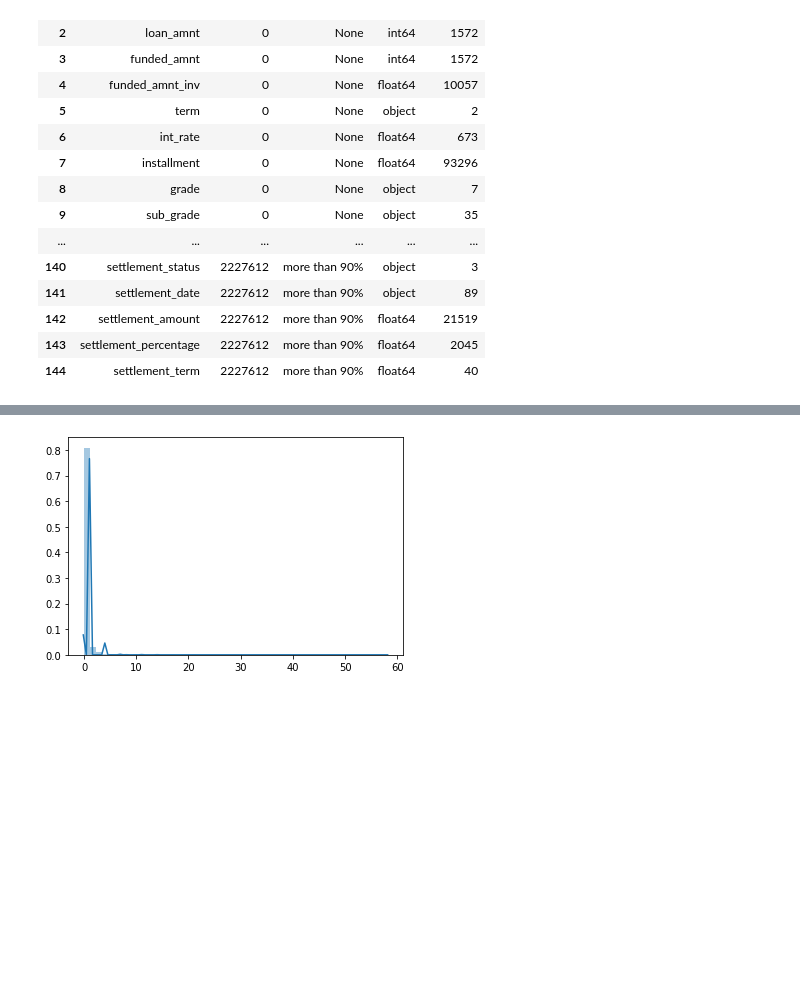
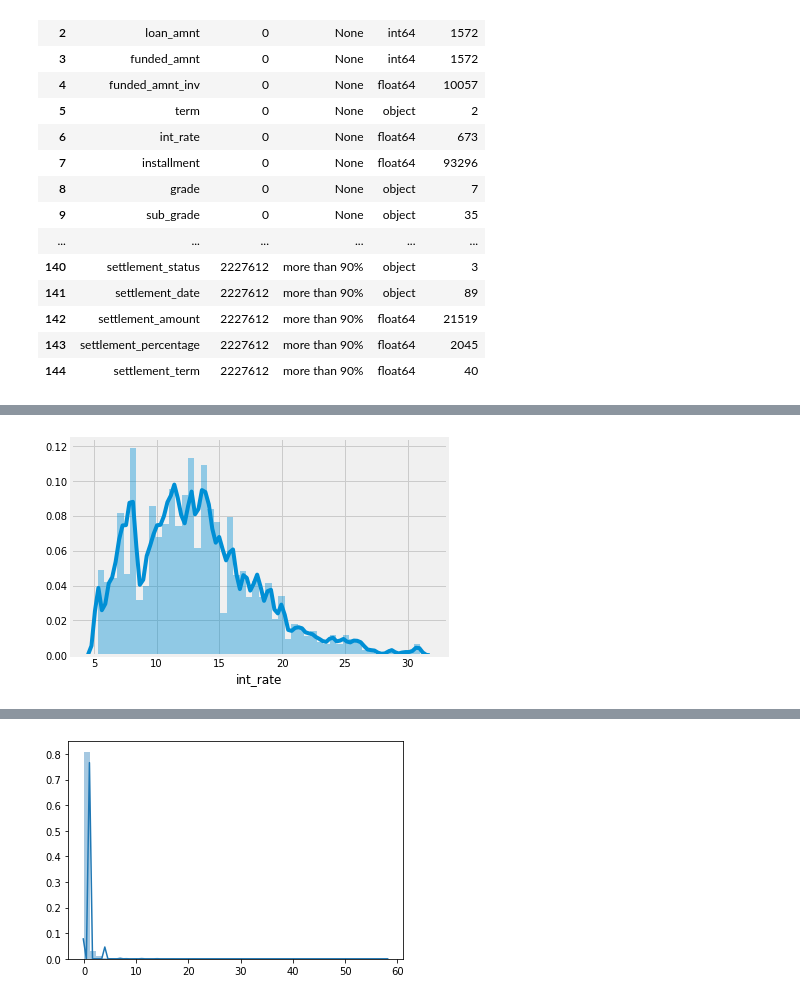
Before and after one commit to sanatanonline/pynb-codes, a Jupyter notebook: src/lending club/Initial Analysis.ipynb, the cells around one changed output, grey strips where cells are left out. Cells and saved outputs as stored; diff of their text form; code cells hidden in the pictures; blank space fills up the shorter version.

```diff
--- a/src/lending club/Initial Analysis.ipynb
+++ b/src/lending club/Initial Analysis.ipynb
@@ -211,0 +150,7 @@ Name: inq_last_6mths, dtype: int64
+# %%
+'''Most of the interest range is between 5% to 15%'''
+sns.distplot(loan_data['int_rate'])
+
+plt.show()
+# %% [output]
+[figure, added]
```
Also changed, not shown: parts of 15 cells of this notebook.
